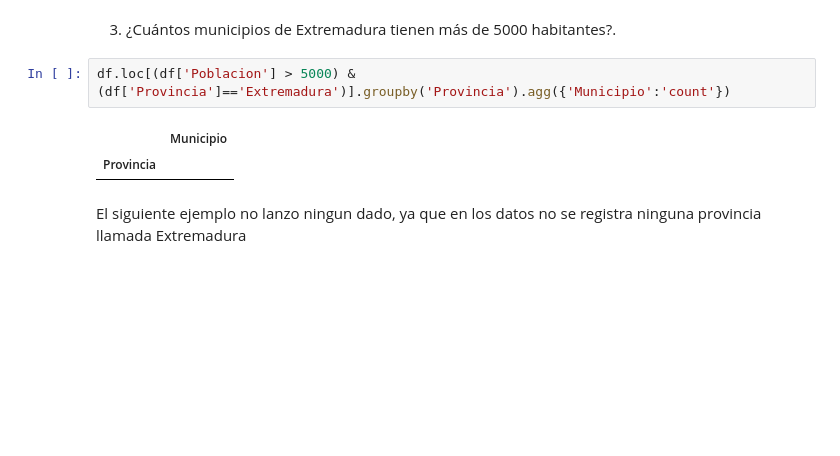
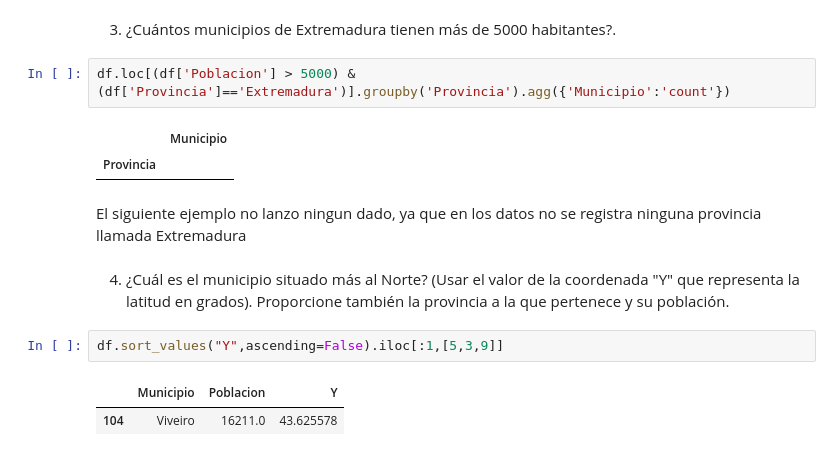
Before and after one commit to herbertreyes13j/Laboratorio3, a Jupyter notebook: Laboratorio3.ipynb, the cells around one changed output. Drawn from its saved outputs; the diff is of its cells as text; blank space fills up the shorter version.

```diff
--- a/Laboratorio3.ipynb
+++ b/Laboratorio3.ipynb
@@ -169,3 +169,13 @@ df.loc[(df['Poblacion'] > 5000) & (df['Provincia']=='Extremadura')].groupby('Pro
 | Provincia |  |
 # %% [markdown]
 El siguiente ejemplo no lanzo ningun dado, ya que en los datos no se registra ninguna provincia llamada Extremadura
+# %% [markdown]
+4. ¿Cuál es el municipio situado más al Norte? (Usar el
+valor de la coordenada "Y" que representa la latitud en
+grados). Proporcione también la provincia a la que
+pertenece y su población.
+# %%
+df.sort_values("Y",ascending=False).iloc[:1,[5,3,9]]
+# %% [output]
+|  | Municipio | Poblacion | Y |
+| 104 | Viveiro | 16211.0 | 43.625578 |
```
